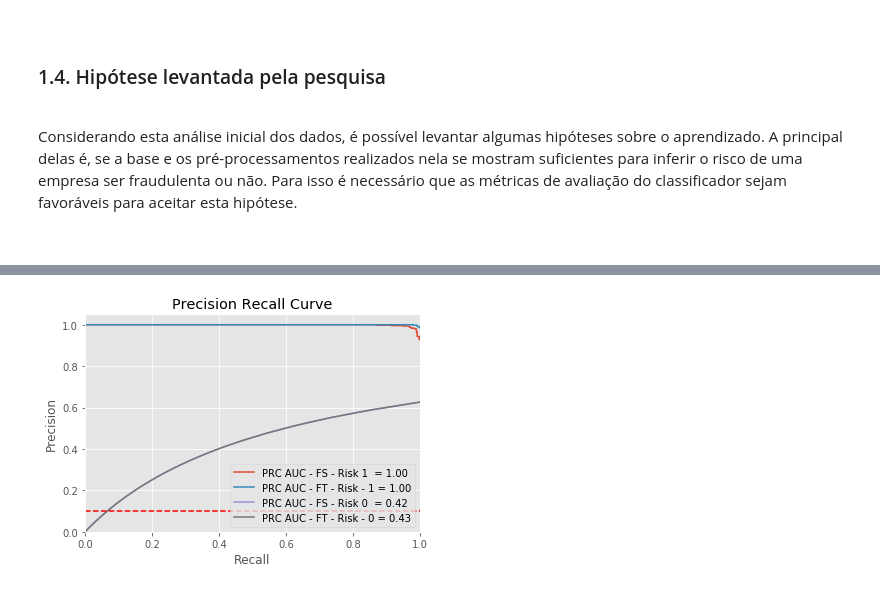
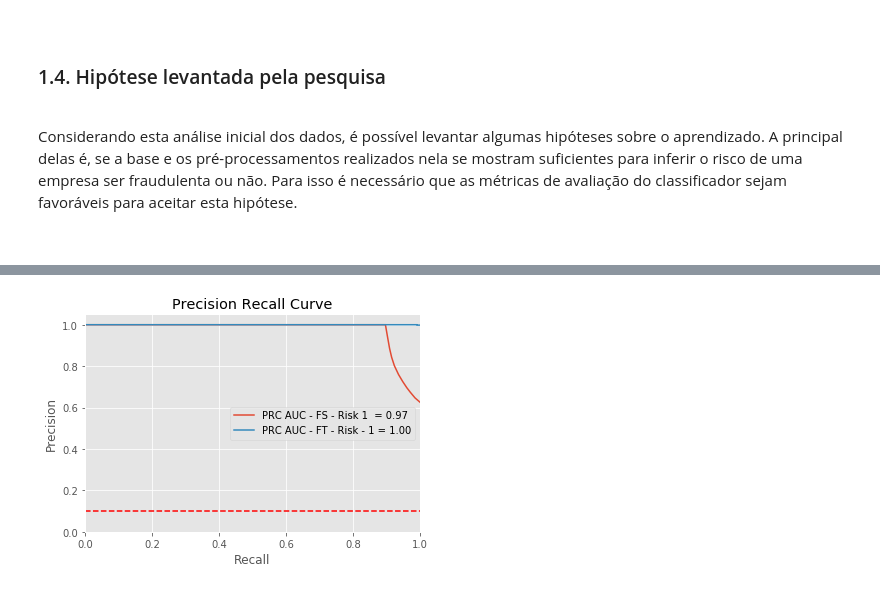
Before and after one commit to KateMorf/audit-data-analysis, a Jupyter notebook: Audit Data Analysis.ipynb, the cells around one changed output, grey strips where cells are left out. Drawn from its saved outputs; the diff is of its cells as text; code cells hidden in the pictures.

```diff
--- a/Audit Data Analysis.ipynb
+++ b/Audit Data Analysis.ipynb
@@ -277,6 +303,6 @@ dataset.iloc[:,:-1] = imputer.transform(dataset.iloc[:,:-1])
 # %%
 #Normalizando bases
-scaler = Normalizer().fit(dataset.iloc[:,:-1])
+scaler = MinMaxScaler().fit(dataset.iloc[:,:-1])
 dataset.iloc[:,:-1] = scaler.transform(dataset.iloc[:,:-1])
 
 np.set_printoptions(precision=3)
@@ -374,6 +440,5 @@ As 12 primeiras componentes acumulam aproximadamente 90% da variância
 # %%
 # plotando os dados em um plano para cada uma das três componentes
-#sns.lmplot( x="PC1", y="PC2",
 #  data=base_pca,
 #  fit_reg=False,
 #  hue='Risk', # color by cluster
@@ -386,8 +451,12 @@ ax = fig.add_subplot(111, projection='3d')
 verify_0 = base_pca['Risk'] == 0
 verify_1 = base_pca['Risk'] == 1
 
-ax.scatter(base_pca[verify_0]['PC1'], base_pca[verify_0]['PC2'], base_pca[verify_0]['PC3'], s=50, alpha=0.6, c='red', label='Risk 0', edgecolors='b')
-ax.scatter(base_pca[verify_1]['PC1'], base_pca[verify_1]['PC2'], base_pca[verify_1]['PC3'], s=50, alpha=0.6, c='blue', label='Risk 1', edgecolors='b')
+ax.scatter(base_pca[verify_0]['PC1'], base_pca[verify_0]['PC2'],
+           base_pca[verify_0]['PC3'], s=50, alpha=0.6, c='red',
+           label='Risk 0', edgecolors='b')
+ax.scatter(base_pca[verify_1]['PC1'], base_pca[verify_1]['PC2'],
+           base_pca[verify_1]['PC3'], s=50, alpha=0.6, c='blue',
+           label='Risk 1', edgecolors='b')
 
 ax.legend()
 
@@ -395,9 +464,10 @@ ax.set_xlabel('PC1')
 ax.set_ylabel('PC2')
 ax.set_zlabel('PC3')
 
+plt.title("Três componentes principais")
 plt.show()
 
 # Base com transformação PCA
-base_tf = base_pca[['PC1','PC2','PC3','PC4','PC5','PC6','PC7','PC8','PC9','PC10','PC11','PC12','Risk']]
+base_tf = base_pca[['PC1','PC2','PC3','PC4','PC5','PC6','PC7','PC8','PC9','Risk']]
 base_tf.head()
 # %% [output]
@@ -418,15 +512,16 @@ base_tf.head()
 # %%
 # Temos três bases para testar: base_fs e base_tf
-# Será aplicado o algoritmo de classificação Random Forest com n_estimators=500
-# 10-fold cross validation
+# Será aplicado o algoritmo de classificação Random Forest
+# com n_estimators=500 10-fold cross validation
 
 seed = 5
 np.random.seed(seed)
 
-# 1 - Primeiro teste com a base normalizada e seleção de atributos (base_fs)
+# 1 - Primeiro teste com a base normalizada e seleção de atributos
+# (base_fs)
 
 X = base_fs.iloc[:,:-1].values
-y = base_fs.iloc[:,4].values
+y = base_fs.iloc[:,3].values
 
 previsores_fs = X
 classe_fs = y
@@ -485,7 +582,7 @@ Matriz de Confusão
 # 2 - Primeiro teste com a base normalizada e seleção de atributos (base_tf)
 
 X = base_tf.iloc[:,:-1].values
-y = base_tf.iloc[:,12].values
+y = base_tf.iloc[:,9].values
 
 previsores_tf = X
 classe_tf = y
@@ -571,37 +677,29 @@ plt.show()
 # %%
 # Curva ROC para base_fs e base_tf
 
 # Precision-Recall CURVE FEATURE SELECTION AND FEATURE TRANSFORMATION
 
 plt.title('Precision Recall Curve')
 metodos = ['AUC - FS - Risk 1 ', 'AUC - FT - Risk - 1', 'AUC - FS - Risk 0 ', 'AUC - FT - Risk - 0']
 
 prob_0 = np.asarray(probs_fs)
 prob_1 = np.asarray(probs_tf)
 
-for i in range(0, 4):
-    if i % 2 == 0:
-        if i == 0:
-            p, r, thresholds = precision_recall_curve(y_true_fs, prob_0[:, 1])
-            av_pred = average_precision_score(y_true_fs, prob_0[:, 1])
-        else:
-            p, r, thresholds = precision_recall_curve(y_true_fs, prob_0[:, 0])
-            av_pred = average_precision_score(y_true_fs, prob_0[:, 0])
+for i in range(0, 2):
+    if i == 0:
+        p, r, thresholds = precision_recall_curve(y_true_fs, prob_0[:, 1])
+        av_pred = average_precision_score(y_true_fs, prob_0[:, 1])
     else:
-        if i == 1:
-            p, r, thresholds = precision_recall_curve(y_true_tf, prob_1[:, 1])
-            av_pred = average_precision_score(y_true_tf, prob_1[:, 1])
-        else:
-            p, r, thresholds = precision_recall_curve(y_true_tf, prob_1[:, 0])
-            av_pred = average_precision_score(y_true_tf, prob_1[:, 0])
+        p, r, thresholds = precision_recall_curve(y_true_tf, prob_1[:, 1])
+        av_pred = average_precision_score(y_true_tf, prob_1[:, 1])
 
     plt.plot(r, p, linestyle='-', label = 'PRC ' +str(metodos[i]) + ' = %0.2f' % av_pred)
 plt.legend(loc = 'best')
 plt.plot([0, 1], [0.1, 0.1], 'r--')
 plt.xlim([0, 1])
 plt.ylim([0, 1.05])
 plt.ylabel('Precision')
 plt.xlabel('Recall')
 plt.show()
 # %% [output]
-[figure, old version]
+[figure, new version]
```
Also changed, not shown: parts of 25 cells of this notebook.
